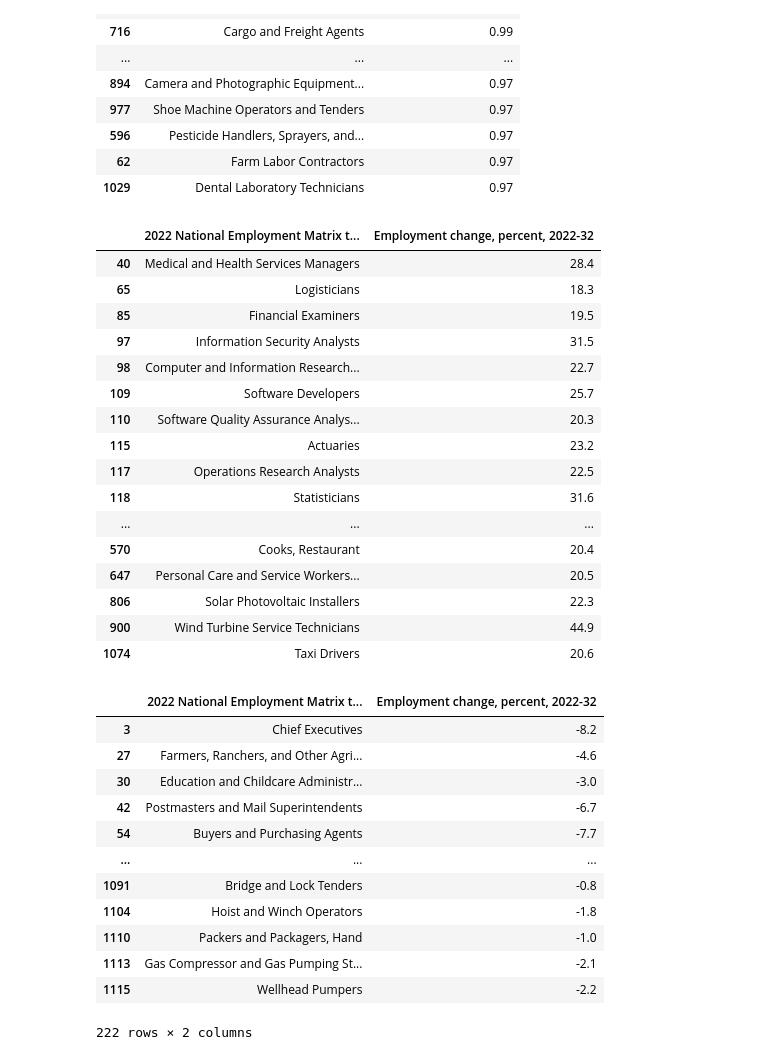
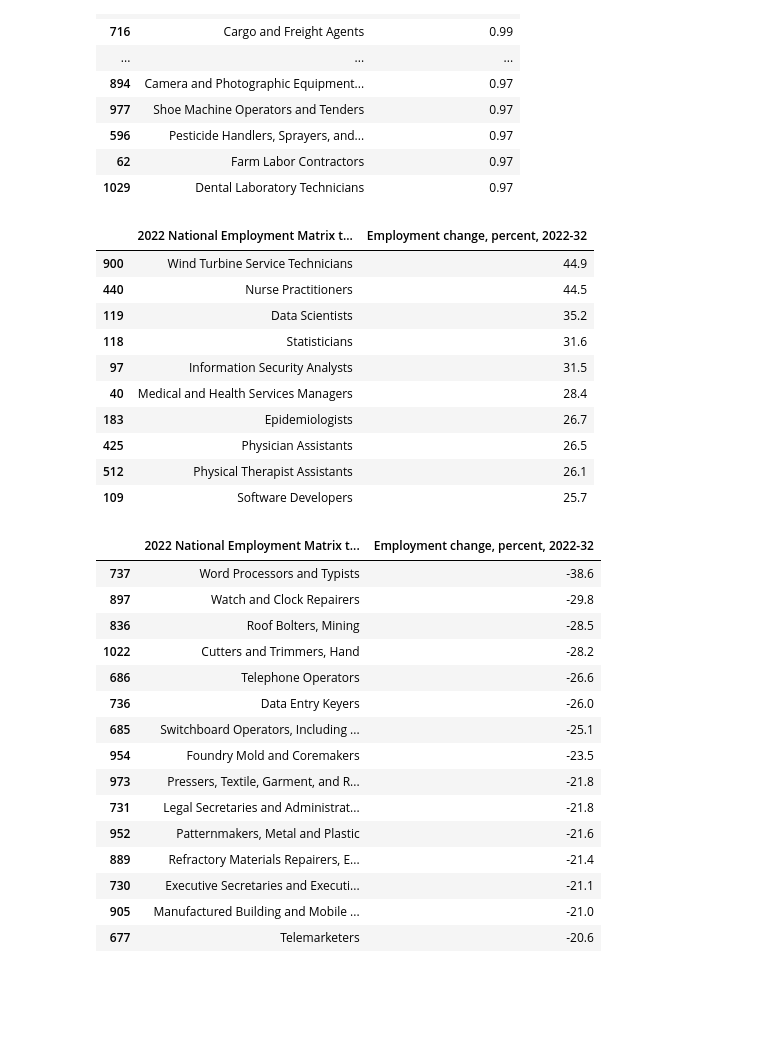
Before and after one commit to vinaya-kusuma/Project1, a Jupyter notebook: Occupation_Analysis.ipynb, the cells around one changed output. Cells and saved outputs as stored; diff of their text form; code cells hidden in the pictures; blank space fills up the shorter version.

```diff
--- a/Occupation_Analysis.ipynb
+++ b/Occupation_Analysis.ipynb
@@ -156,6 +196,6 @@ dtype: int64
 # %%
 # merge the occupation_group_data and employment_data_df dataframes
-employment_wage_education = pd.merge(occupation_group_data,employment_data_df ,on= ["2022 National Employment Matrix code","2022 National Employment Matrix code"])
+employment_wage_education = pd.merge(occupation_group_data,employment_details ,on= ["2022 National Employment Matrix code","2022 National Employment Matrix code"])
 employment_wage_education.head(50)
 # %% [output]
 |  | 2022 National Employment Matrix code | 2022 National Employment Matrix t... | Occupation Group | 2022 National Employment Matrix t... | Occupation type | ... |
@@ -247,4 +308,4 @@ dtype: int64
 # Rename the columns "SOC" to "2022 National Employment Matrix code" and "Probability" to "Automation Probability"
 automation_data.rename(columns={"SOC":"2022 National Employment Matrix code","Probability":"Automation Probability"},inplace =True)
 # %%
-automation_data.head()
+automation_data = automation_data[["2022 National Employment Matrix code","Automation Probability"]]
@@ -361,2 +430,3 @@ Length: 73, dtype: int64
 # %%
 occupation_data_complete.head(20)
+occupation_data_complete["Median annual wage, 2022(1)"]=pd.to_numeric(occupation_data_complete["Median annual wage, 2022(1)"])
@@ -476,42 +548,39 @@ occupation_automation_sorted.head(50)
 # %%
 # Fastest growing occupations- employment change percenatge > 18%
 fastest_growing_occ  =occupation_detailed.loc[occupation_detailed['Employment change, percent, 2022-32'] > 18.0]
 fastest_growing_occ = fastest_growing_occ[["2022 National Employment Matrix title",'Employment change, percent, 2022-32']]
-fastest_growing_occ
+fastest_growing_occ.sort_values('Employment change, percent, 2022-32', ascending=False).head(10)
 # %% [output]
 |  | 2022 National Employment Matrix t... | Employment change, percent, 2022-32 |
+| 900 | Wind Turbine Service Technicians | 44.9 |
+| 440 | Nurse Practitioners | 44.5 |
+| 119 | Data Scientists | 35.2 |
+| 118 | Statisticians | 31.6 |
+| 97 | Information Security Analysts | 31.5 |
 | 40 | Medical and Health Services Managers | 28.4 |
-| 65 | Logisticians | 18.3 |
-| 85 | Financial Examiners | 19.5 |
-| 97 | Information Security Analysts | 31.5 |
-| 98 | Computer and Information Research... | 22.7 |
+| 183 | Epidemiologists | 26.7 |
+| 425 | Physician Assistants | 26.5 |
+| 512 | Physical Therapist Assistants | 26.1 |
 | 109 | Software Developers | 25.7 |
-| 110 | Software Quality Assurance Analys... | 20.3 |
-| 115 | Actuaries | 23.2 |
-| 117 | Operations Research Analysts | 22.5 |
-| 118 | Statisticians | 31.6 |
-| ... | ... | ... |
-| 570 | Cooks, Restaurant | 20.4 |
-| 647 | Personal Care and Service Workers... | 20.5 |
-| 806 | Solar Photovoltaic Installers | 22.3 |
-| 900 | Wind Turbine Service Technicians | 44.9 |
-| 1074 | Taxi Drivers | 20.6 |
 # %%
 # Fastest declining occupations- employment change percenatge < 0%
 fastest_declining_occ  =occupation_detailed.loc[occupation_detailed['Employment change, percent, 2022-32'] < 0.0]
 fastest_declining_occ = fastest_declining_occ[["2022 National Employment Matrix title",'Employment change, percent, 2022-32']]
-fastest_declining_occ
+fastest_declining_occ.sort_values('Employment change, percent, 2022-32', ascending=True).head(15)
 # %% [output]
 |  | 2022 National Employment Matrix t... | Employment change, percent, 2022-32 |
-| 3 | Chief Executives | -8.2 |
-| 27 | Farmers, Ranchers, and Other Agri... | -4.6 |
-| 30 | Education and Childcare Administr... | -3.0 |
-| 42 | Postmasters and Mail Superintendents | -6.7 |
-| 54 | Buyers and Purchasing Agents | -7.7 |
-| ... | ... | ... |
-| 1091 | Bridge and Lock Tenders | -0.8 |
-| 1104 | Hoist and Winch Operators | -1.8 |
-| 1110 | Packers and Packagers, Hand | -1.0 |
-| 1113 | Gas Compressor and Gas Pumping St... | -2.1 |
-| 1115 | Wellhead Pumpers | -2.2 |
+| 737 | Word Processors and Typists | -38.6 |
+| 897 | Watch and Clock Repairers | -29.8 |
+| 836 | Roof Bolters, Mining | -28.5 |
+| 1022 | Cutters and Trimmers, Hand | -28.2 |
+| 686 | Telephone Operators | -26.6 |
+| 736 | Data Entry Keyers | -26.0 |
+| 685 | Switchboard Operators, Including ... | -25.1 |
+| 954 | Foundry Mold and Coremakers | -23.5 |
+| 973 | Pressers, Textile, Garment, and R... | -21.8 |
+| 731 | Legal Secretaries and Administrat... | -21.8 |
+| 952 | Patternmakers, Metal and Plastic | -21.6 |
+| 889 | Refractory Materials Repairers, E... | -21.4 |
+| 730 | Executive Secretaries and Executi... | -21.1 |
+| 905 | Manufactured Building and Mobile ... | -21.0 |
+| 677 | Telemarketers | -20.6 |
-222 rows × 2 columns
```
Also changed, not shown: parts of 30 cells of this notebook, 1 other file.
